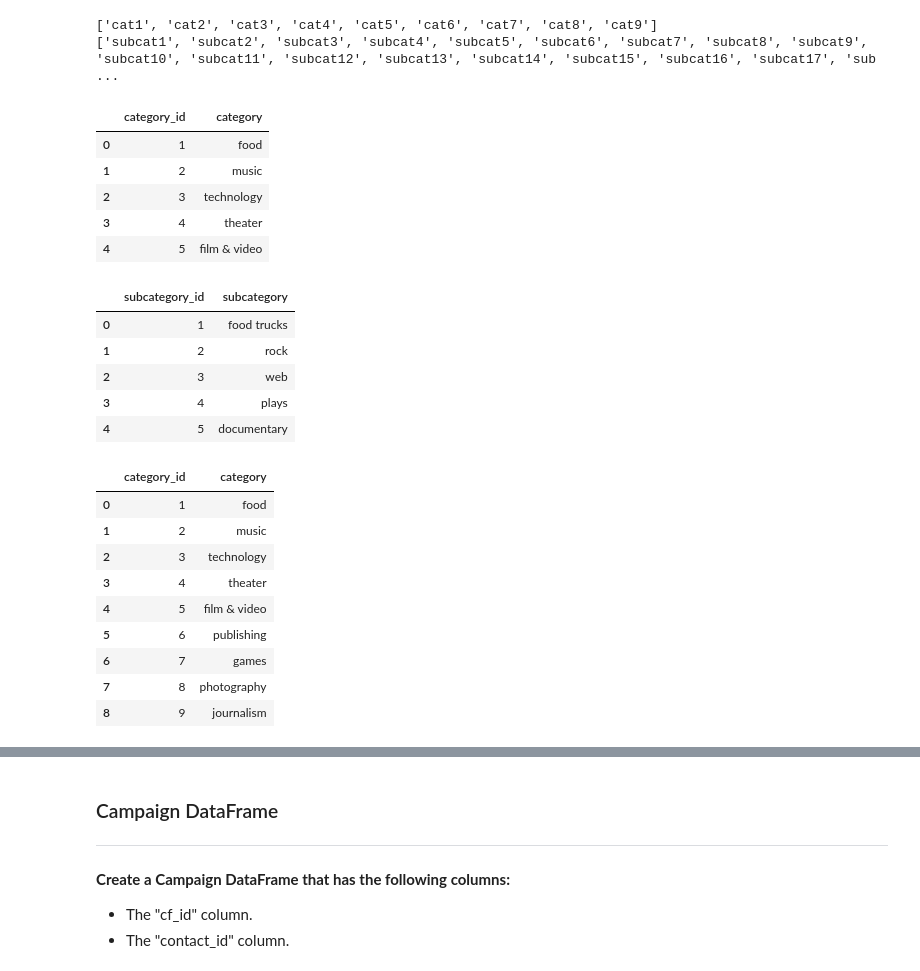
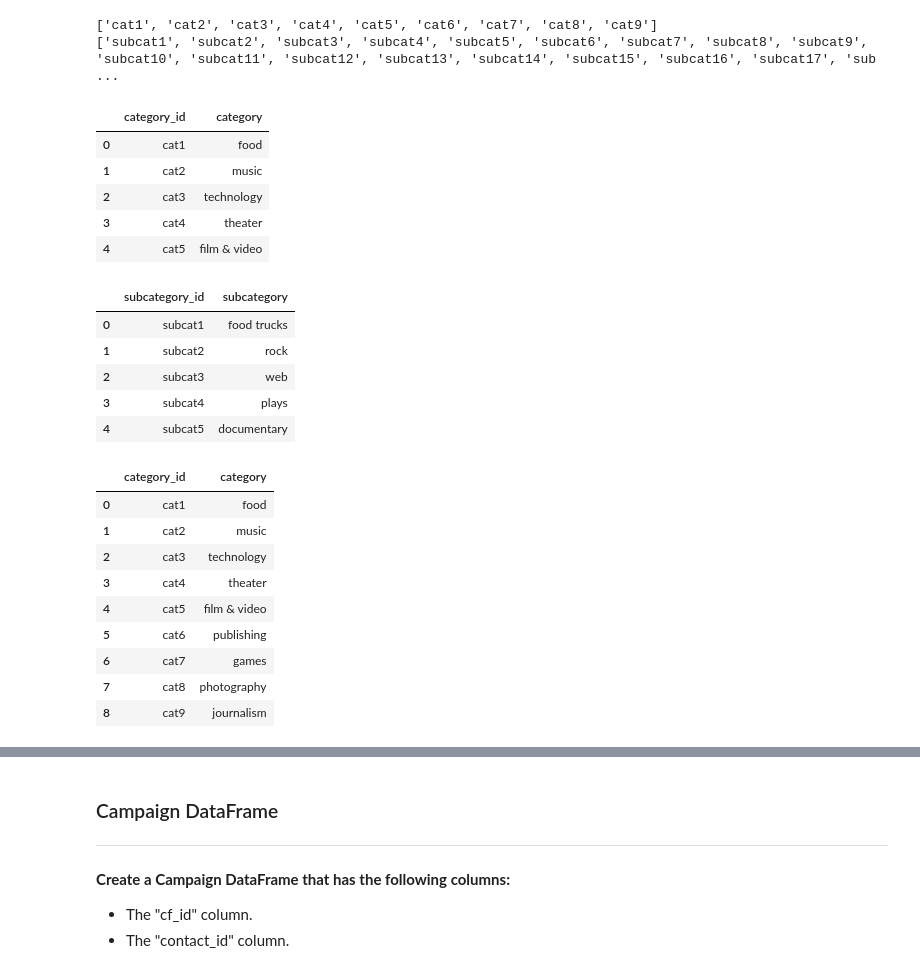
Before and after one commit to EricMartinRP/Crowdfunding_ETL, a Jupyter notebook: ETL_Mini_Project_GabrielRodriguez_EricMartin.ipynb, the cells around one changed output, grey strips where cells are left out. Saved outputs shown, nothing was run; the diff lists cells and outputs as text; code cells hidden in the pictures.

```diff
--- a/ETL_Mini_Project_GabrielRodriguez_EricMartin.ipynb
+++ b/ETL_Mini_Project_GabrielRodriguez_EricMartin.ipynb
@@ -79,7 +79,7 @@ print(crowdfunding_info_df['category & sub-category'].str.split('>', expand=True
 [1000 rows x 1 columns]
 # %%
 # Assign the category and subcategory values to category_id and subcategory_id columns and split the data values by the '/' character.
-crowdfunding_info_df[['category_id', 'subcategory_id']] = crowdfunding_info_df['category & sub-category'].str.split('/', expand=True)
+crowdfunding_info_df[['category', 'subcategory']] = crowdfunding_info_df['category & sub-category'].str.split('/', expand=True)
 crowdfunding_info_df.head()
 # %% [output]
 |  | cf_id | contact_id | company_name | blurb | goal | pledged | outcome | backers_count | country | ... |
@@ -90,8 +90,8 @@ crowdfunding_info_df.head()
 | 4 | 1365 | 2199 | Larson-Little | Proactive foreground core | 7600 | 5265 | failed | 53 | US | ... |
 # %%
 # Get the unique categories and subcategories in separate lists.
-categories = crowdfunding_info_df['category_id'].unique().tolist()
-subcategories = crowdfunding_info_df['subcategory_id'].unique().tolist()
+categories = crowdfunding_info_df['category'].unique().tolist()
+subcategories = crowdfunding_info_df['subcategory'].unique().tolist()
 
 # Print the categories and subcategories lists.
 
@@ -131,39 +131,39 @@ print(sub_cat_ids)
 ['subcat1', 'subcat2', 'subcat3', 'subcat4', 'subcat5', 'subcat6', 'subcat7', 'subcat8', 'subcat9', 'subcat10', 'subcat11', 'subcat12', 'subcat13', 'subcat14', 'subcat15', 'subcat16', 'subcat17', 'sub ...
 # %%
 # Create a category DataFrame with the category_id array as the category_id and categories list as the category name.
-category_df = pd.DataFrame({'category_id': category_ids, 'category': categories})
+category_df = pd.DataFrame({'category_id': cat_ids, 'category': categories})
 category_df.head()
 # %% [output]
 |  | category_id | category |
-| 0 | 1 | food |
-| 1 | 2 | music |
-| 2 | 3 | technology |
-| 3 | 4 | theater |
-| 4 | 5 | film & video |
+| 0 | cat1 | food |
+| 1 | cat2 | music |
+| 2 | cat3 | technology |
+| 3 | cat4 | theater |
+| 4 | cat5 | film & video |
 # %%
 # Create a category DataFrame with the subcategory_id array as the subcategory_id and subcategories list as the subcategory name.
-subcategory_df = pd.DataFrame({'subcategory_id': subcategory_ids, 'subcategory': subcategories})
+subcategory_df = pd.DataFrame({'subcategory_id': sub_cat_ids, 'subcategory': subcategories})
 subcategory_df.head()
 # %% [output]
 |  | subcategory_id | subcategory |
-| 0 | 1 | food trucks |
-| 1 | 2 | rock |
-| 2 | 3 | web |
-| 3 | 4 | plays |
-| 4 | 5 | documentary |
+| 0 | subcat1 | food trucks |
+| 1 | subcat2 | rock |
+| 2 | subcat3 | web |
+| 3 | subcat4 | plays |
+| 4 | subcat5 | documentary |
 # %%
 category_df
 # %% [output]
 |  | category_id | category |
-| 0 | 1 | food |
-| 1 | 2 | music |
-| 2 | 3 | technology |
-| 3 | 4 | theater |
-| 4 | 5 | film & video |
-| 5 | 6 | publishing |
-| 6 | 7 | games |
-| 7 | 8 | photography |
-| 8 | 9 | journalism |
+| 0 | cat1 | food |
+| 1 | cat2 | music |
+| 2 | cat3 | technology |
+| 3 | cat4 | theater |
+| 4 | cat5 | film & video |
+| 5 | cat6 | publishing |
+| 6 | cat7 | games |
+| 7 | cat8 | photography |
+| 8 | cat9 | journalism |
 # %%
 subcategory_df
 # %% [output]
```
Also changed, not shown: parts of 4 cells of this notebook, 3 other files.
